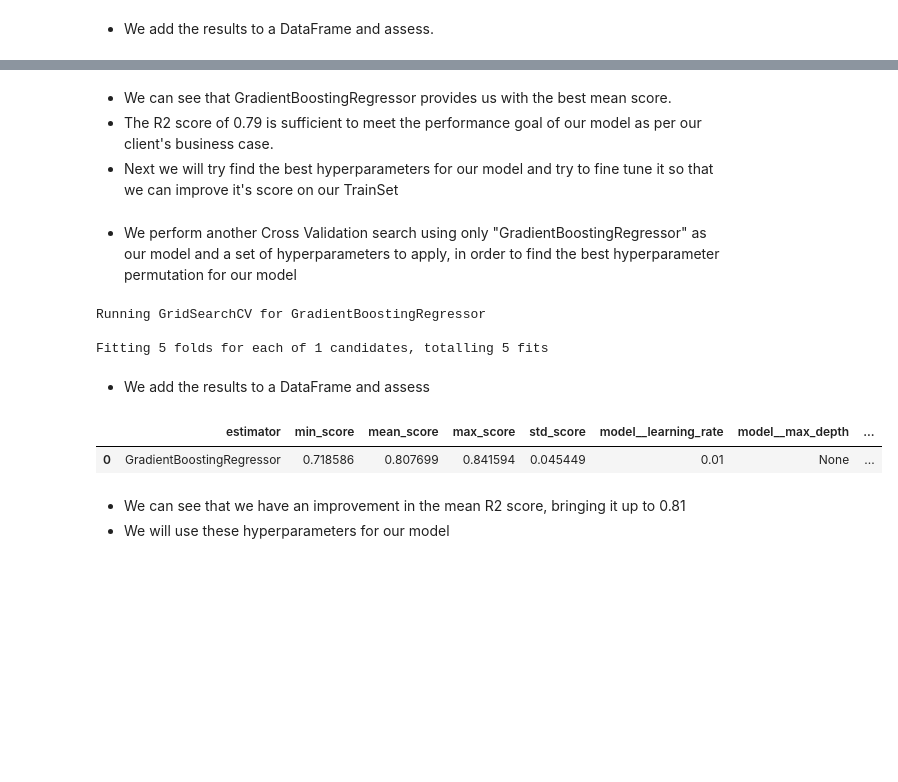
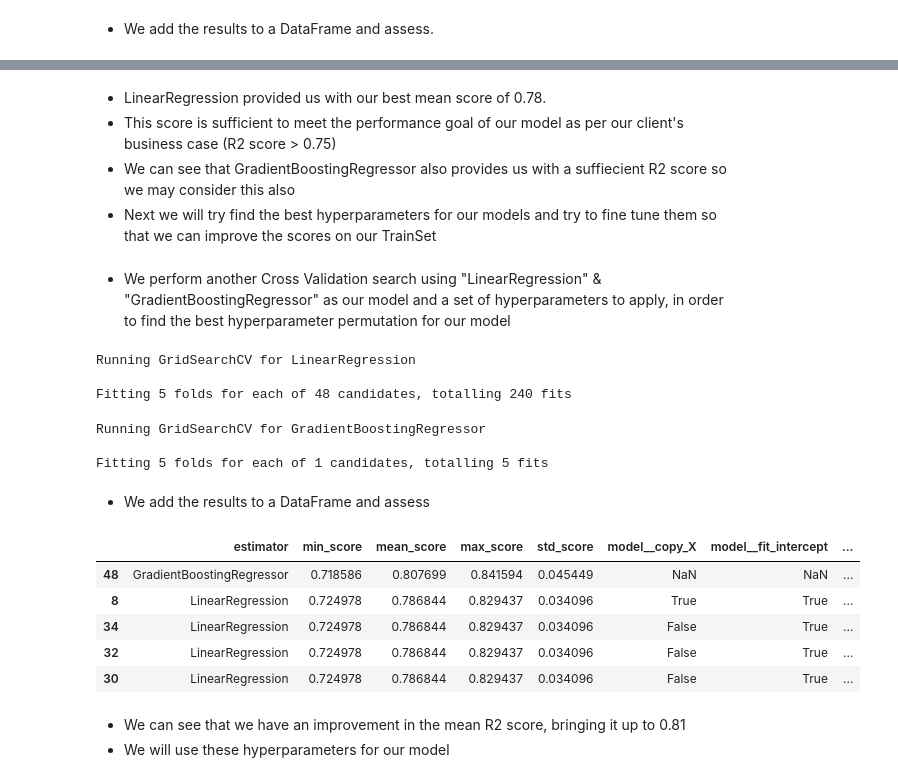
Before and after one commit to SamMartin92/milestone-project-heritage-housing-issues, a Jupyter notebook: jupyter_notebooks/5.PredictSalePrice.ipynb, the cells around one changed output, grey strips where cells are left out. Cells and saved outputs as stored; diff of their text form; code cells hidden in the pictures; blank space fills up the shorter version.

```diff
--- a/jupyter_notebooks/5.PredictSalePrice.ipynb
+++ b/jupyter_notebooks/5.PredictSalePrice.ipynb
@@ -293,7 +239,7 @@ print(X_train.shape, y_train.shape, X_test.shape, y_test.shape)
 * We first search for the most suitable algorithm using tandard hyper parameters
 # %%
 models_quick_search = {
-    # "LogisticRegression": LogisticRegression(random_state=0),
+    "LogisticRegression": LogisticRegression(random_state=0),
     "LinearRegression": LinearRegression(),
     "GradientBoostingRegressor": GradientBoostingRegressor(random_state=0),
     "XGBRegressor": XGBRegressor(random_state=0),
@@ -304,7 +250,7 @@ models_quick_search = {
 }
 
 params_quick_search = {
-    # "LogisticRegression":{},
+    "LogisticRegression":{},
     "LinearRegression": {},
     "GradientBoostingRegressor": {},
     "XGBRegressor":{},
@@ -320,7 +266,6 @@ params_quick_search = {
 # %%
-warnings.filterwarnings('ignore')
 from sklearn.metrics import make_scorer, r2_score
 search = HyperparameterOptimizationSearch(models=models_quick_search, params=params_quick_search)
 search.fit(X_train, y_train,
-            scoring=make_scorer(r2_score), n_jobs=-1, cv=5)
+            scoring=make_scorer(r2_score), n_jobs=-1, cv=2)
 # %% [output]
@@ -365,4 +355,5 @@ grid_search_summary
 # %% [markdown]
-* We can see that GradientBoostingRegressor provides us with the best mean score.
-* The R2 score of 0.79 is sufficient to meet the performance goal of our model as per our client's business case.
-* Next we will try find the best hyperparameters for our model and try to fine tune it so that we can improve it's score on our TrainSet
+* LinearRegression provided us with our best mean score of 0.78.
+* This score is sufficient to meet the performance goal of our model as per our client's business case (R2 score > 0.75)
+* We can see that GradientBoostingRegressor also provides us with a suffiecient R2 score so we may consider this also
+* Next we will try find the best hyperparameters for our models and try to fine tune them so that we can improve the scores on our TrainSet
@@ -377,5 +366,6 @@ grid_search_summary
 # %%
 models_search = {
+    "LinearRegression": LinearRegression(),
     "GradientBoostingRegressor": GradientBoostingRegressor(random_state=0),
 }
 
@@ -387,27 +377,41 @@ params_search = {
         'model__min_samples_split': [5],
         'model__min_weight_fraction_leaf': [0.0],
         'model__n_estimators': [400],
-        'model__subsample': [0.1]}
+        'model__subsample': [0.1]},
+
+    "LinearRegression":{
+        "model__copy_X": [True, False],
+        "model__fit_intercept": [True, False],
+        "model__n_jobs": [None, 3, 5],
+        "model__normalize": [True, False],
+        "model__positive": [True, False],
+    }
 
 }
 # %% [markdown]
-* We perform another Cross Validation search using only "GradientBoostingRegressor" as our model and a set of hyperparameters to apply, in order to find the best hyperparameter permutation for our model
+* We perform another Cross Validation search using "LinearRegression" & "GradientBoostingRegressor" as our model and a set of hyperparameters to apply, in order to find the best hyperparameter permutation for our model
 # %%
-warnings.filterwarnings('ignore')
 search = HyperparameterOptimizationSearch(models=models_search, params=params_search)
 search.fit(X_train, y_train, scoring = 'r2', n_jobs=-1, cv=5)
 # %% [output]
-Running GridSearchCV for GradientBoostingRegressor
+Running GridSearchCV for LinearRegression
 
-Fitting 5 folds for each of 1 candidates, totalling 5 fits
+Fitting 5 folds for each of 48 candidates, totalling 240 fits
+Running GridSearchCV for GradientBoostingRegressor
+
+Fitting 5 folds for each of 1 candidates, totalling 5 fits
 # %% [markdown]
 * We add the results to a DataFrame and assess
 # %%
 grid_search_summary, grid_search_pipelines = search.score_summary(sort_by='mean_score')
-grid_search_summary
+grid_search_summary.head()
 # %% [output]
-|  | estimator | min_score | mean_score | max_score | std_score | model__learning_rate | model__max_depth | ... |
-| 0 | GradientBoostingRegressor | 0.718586 | 0.807699 | 0.841594 | 0.045449 | 0.01 | None | ... |
+|  | estimator | min_score | mean_score | max_score | std_score | model__copy_X | model__fit_intercept | ... |
+| 48 | GradientBoostingRegressor | 0.718586 | 0.807699 | 0.841594 | 0.045449 | NaN | NaN | ... |
+| 8 | LinearRegression | 0.724978 | 0.786844 | 0.829437 | 0.034096 | True | True | ... |
+| 34 | LinearRegression | 0.724978 | 0.786844 | 0.829437 | 0.034096 | False | True | ... |
+| 32 | LinearRegression | 0.724978 | 0.786844 | 0.829437 | 0.034096 | False | True | ... |
+| 30 | LinearRegression | 0.724978 | 0.786844 | 0.829437 | 0.034096 | False | True | ... |
 # %% [markdown]
 * We can see that we have an improvement in the mean R2 score, bringing it up to 0.81
 * We will use these hyperparameters for our model
```
Also changed, not shown: parts of 65 cells of this notebook, 6 other files.
